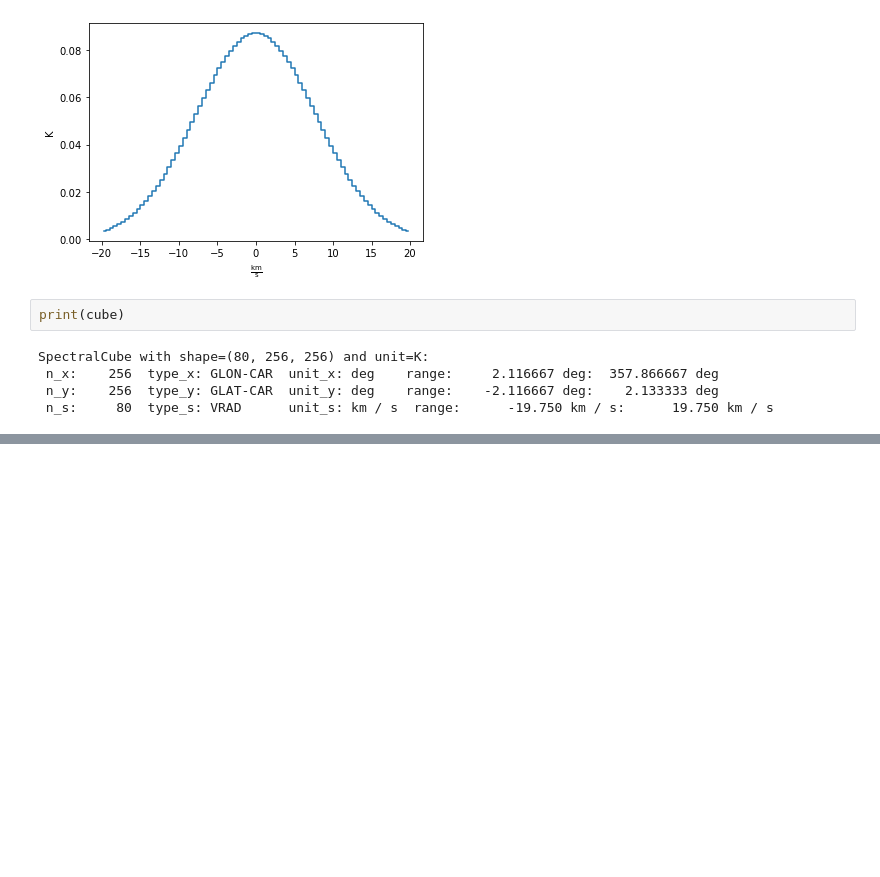
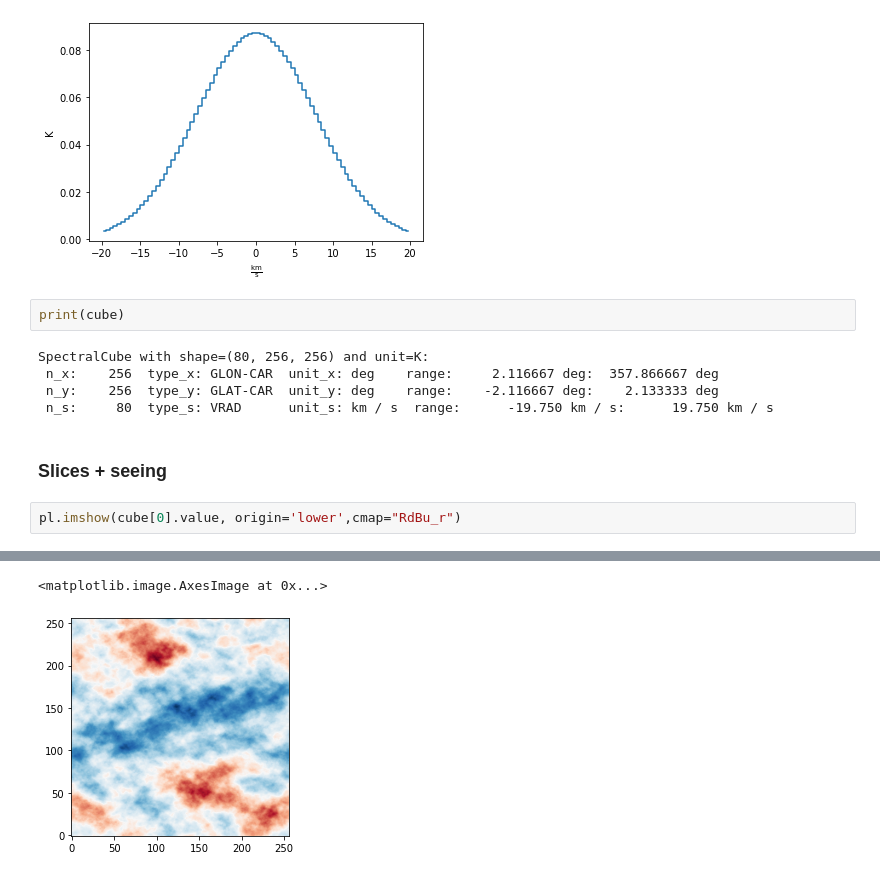
Before and after one commit to JavGVastro/PhD.Paper, a Jupyter notebook: Fake-Maps/fake-3d-tapered-maps.ipynb, the cells around one changed output, grey strips where cells are left out. Drawn from its saved outputs; the diff is of its cells as text; blank space fills up the shorter version.

Commit message:
Seeing added to the velocity channels

```diff
--- a/Fake-Maps/fake-3d-tapered-maps.ipynb
+++ b/Fake-Maps/fake-3d-tapered-maps.ipynb
@@ -109,3 +116,8 @@ SpectralCube with shape=(80, 256, 256) and unit=K:
  n_x:    256  type_x: GLON-CAR  unit_x: deg    range:     2.116667 deg:  357.866667 deg
  n_y:    256  type_y: GLAT-CAR  unit_y: deg    range:    -2.116667 deg:    2.133333 deg
  n_s:     80  type_s: VRAD      unit_s: km / s  range:      -19.750 km / s:      19.750 km / s
+# %% [markdown]
+### Slices + seeing
+# %%
+pl.imshow(cube[0].value, origin='lower',cmap="RdBu_r")
+# %% [output]
@@ -111,0 +125,2 @@ SpectralCube with shape=(80, 256, 256) and unit=K:
+<matplotlib.image.AxesImage at 0x...>
+[figure, added]
```
Also changed, not shown: parts of 23 cells of this notebook, 1 other file.
